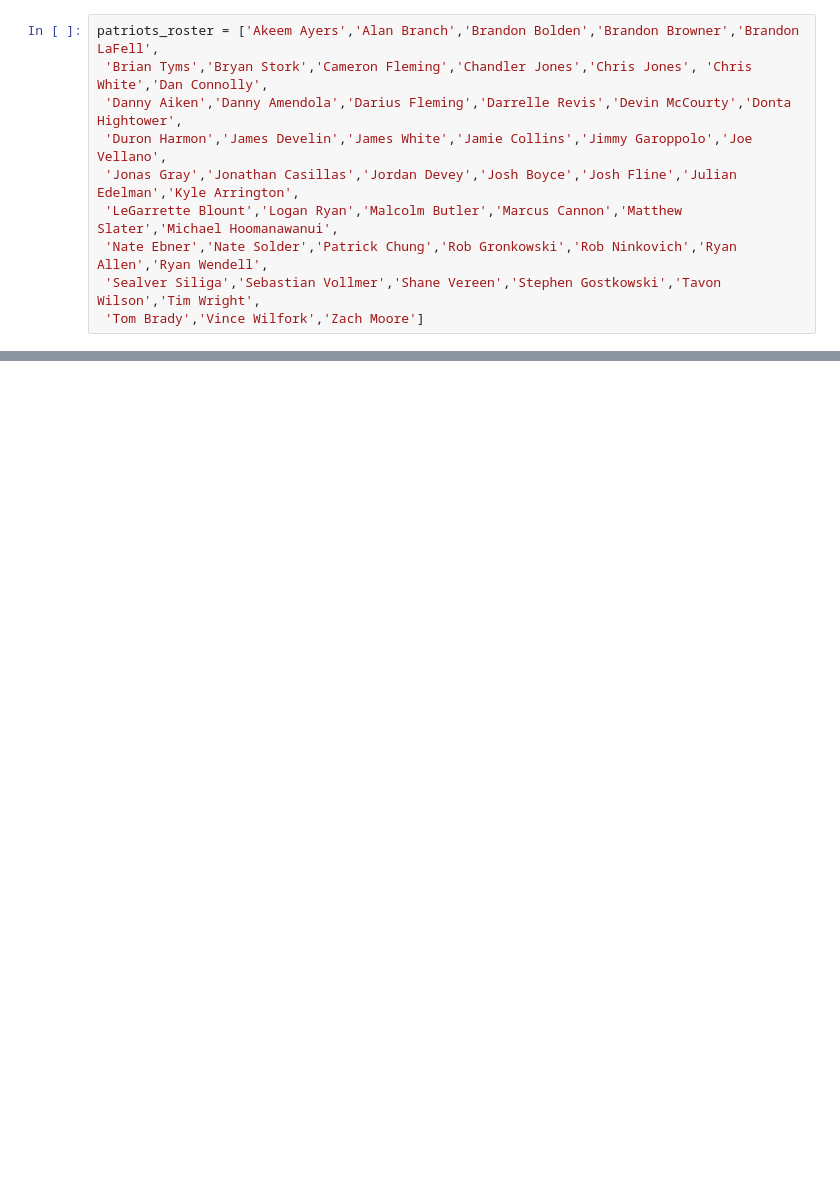
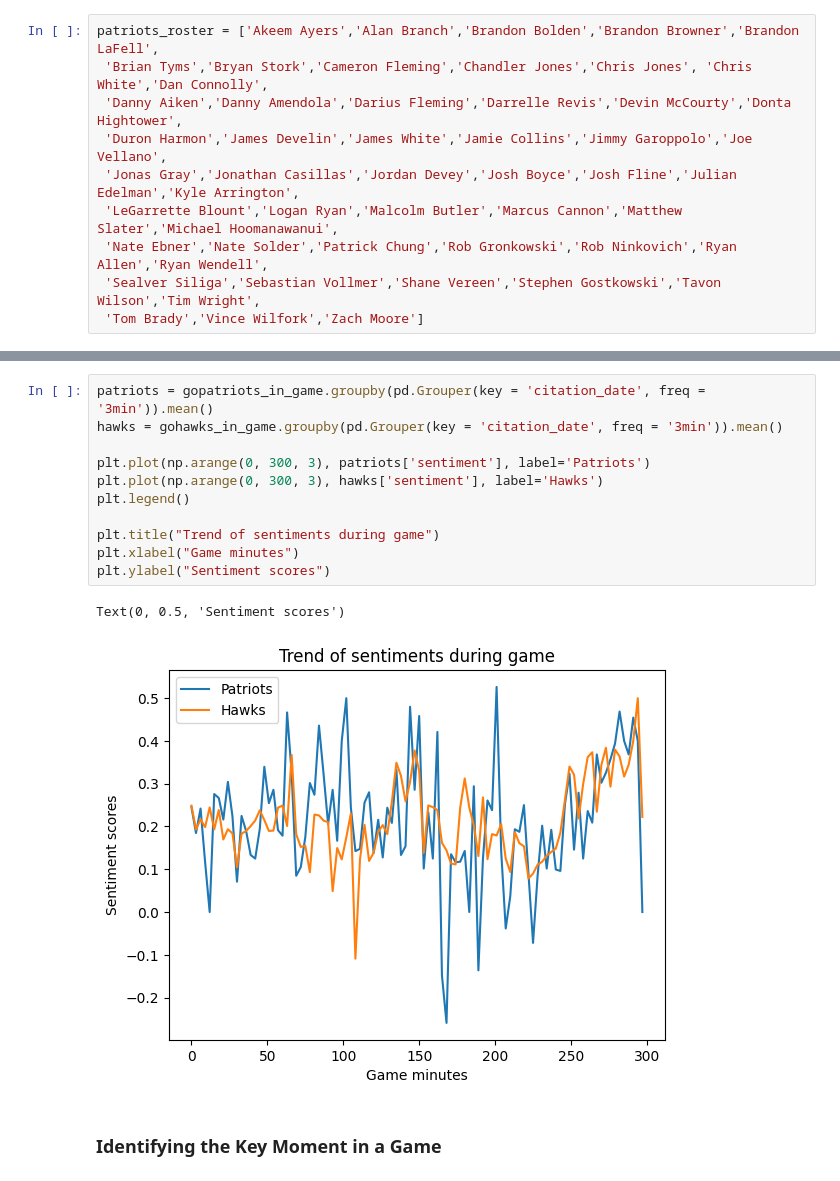
Before and after one commit to diplav09/Regression-Analysis, a Jupyter notebook: Twitter_Data.ipynb, the cells around one changed output, grey strips where cells are left out. Cells and saved outputs as stored; diff of their text form; blank space fills up the shorter version.

Commit message:
added key moment identification

```diff
--- a/Twitter_Data.ipynb
+++ b/Twitter_Data.ipynb
@@ -429,0 +602,16 @@ plt.show()
+# %%
+patriots = gopatriots_in_game.groupby(pd.Grouper(key = 'citation_date', freq = '3min')).mean()
+hawks = gohawks_in_game.groupby(pd.Grouper(key = 'citation_date', freq = '3min')).mean()
+
+plt.plot(np.arange(0, 300, 3), patriots['sentiment'], label='Patriots')
+plt.plot(np.arange(0, 300, 3), hawks['sentiment'], label='Hawks')
+plt.legend()
+
+plt.title("Trend of sentiments during game")
+plt.xlabel("Game minutes")
+plt.ylabel("Sentiment scores")
+# %% [output]
+Text(0, 0.5, 'Sentiment scores')
+[figure, added]
+# %% [markdown]
+### Identifying the Key Moment in a Game
```
Also changed, not shown: parts of 33 cells of this notebook.
